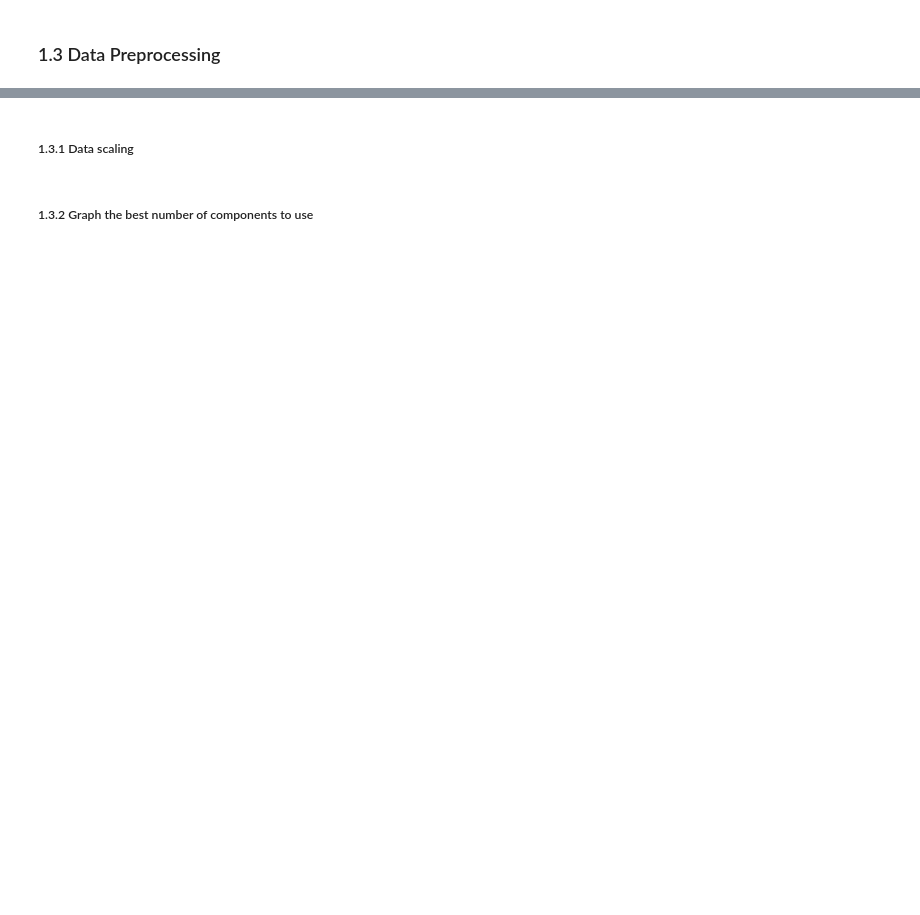
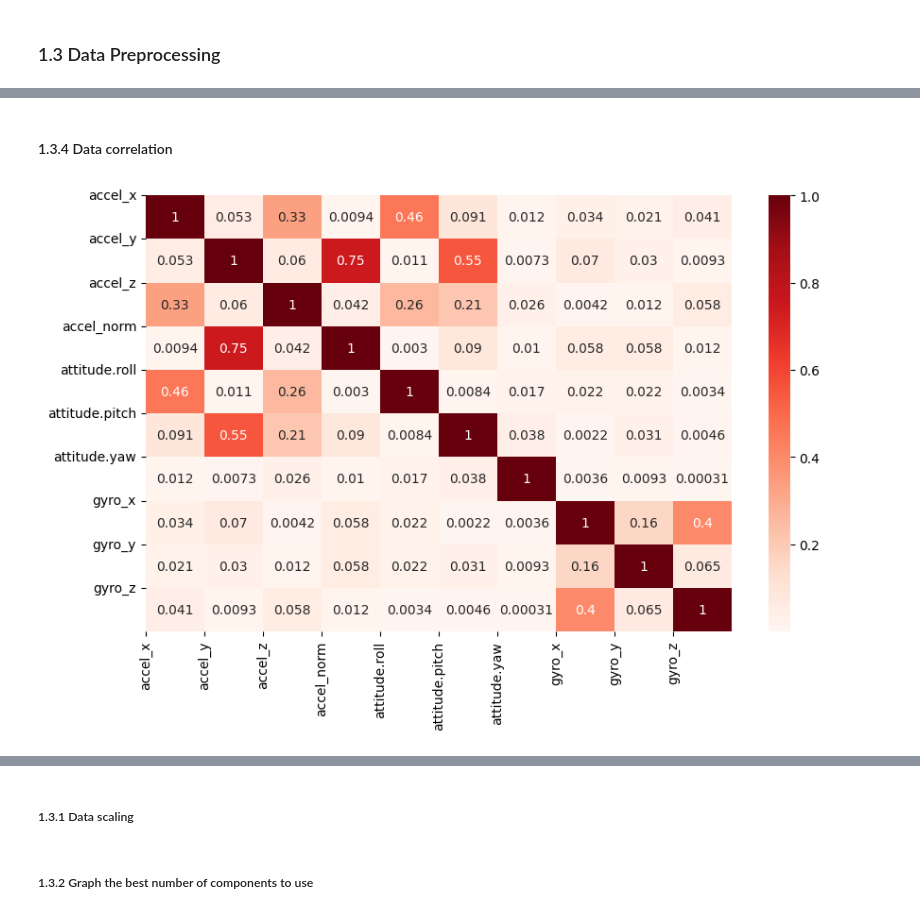
Before and after one commit to EthanHofton/ecm3420-ca, a Jupyter notebook: model_exploration.ipynb, the cells around one changed output, grey strips where cells are left out. Saved outputs shown, nothing was run; the diff lists cells and outputs as text; code cells hidden in the pictures; blank space fills up the shorter version.

```diff
--- a/model_exploration.ipynb
+++ b/model_exploration.ipynb
@@ -86,0 +89,15 @@ time
+# %% [markdown]
+#### 1.3.4 Data correlation
+# %%
+import seaborn as sns
+correlation_matrix = df_X.corr()
+correlation_matrix = correlation_matrix.abs()
+
+# visualize correlation matrix
+plt.figure(figsize=(10, 6))
+sns.heatmap(correlation_matrix, annot=True, cmap=plt.cm.Reds)
+plt.xticks(range(len(correlation_matrix.columns)), correlation_matrix.columns)
+plt.yticks(range(len(correlation_matrix.columns)), correlation_matrix.columns)
+plt.show()
+# %% [output]
+[figure, added]
```
Also changed, not shown: parts of 40 cells of this notebook.
